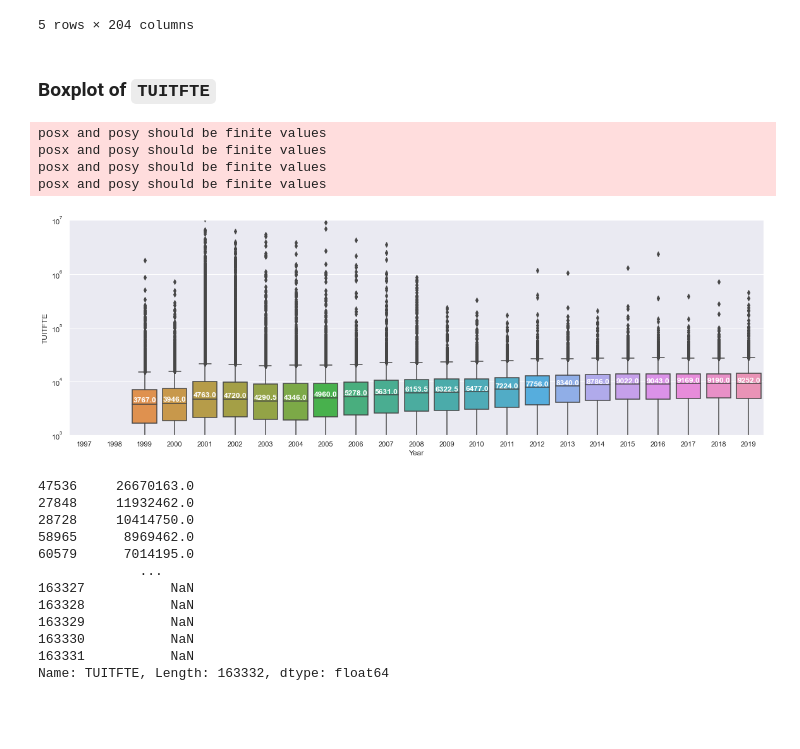
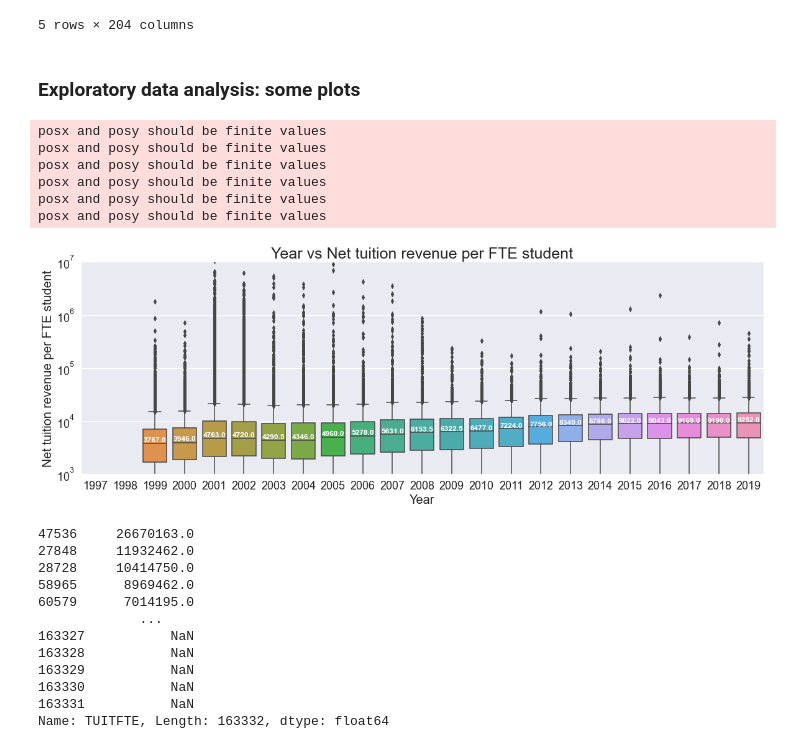
Before and after one commit to huangjoanna/DS4ATeam34, a Jupyter notebook: CollegeScorecard/CollegeScorecardDataClean.ipynb, the cells around one changed output. Drawn from its saved outputs; the diff is of its cells as text; code cells hidden in the pictures; blank space fills up the shorter version.

Commit message:
plots for report draft in ipynb

````diff
--- a/CollegeScorecard/CollegeScorecardDataClean.ipynb
+++ b/CollegeScorecard/CollegeScorecardDataClean.ipynb
@@ -197,27 +197,34 @@ df_drop3.sort_values(by='Field_STEM', ascending=False)["Field_STEM"]
 # %%
 df_drop3["TUITFTE"] = df_drop3["TUITFTE"].astype(float)
 df_drop3.loc[~(df_drop3['TUITFTE'] > 1), 'TUITFTE']=np.nan
-# %% [markdown]
-### Boxplot of ```TUITFTE```
+# %% [markdown]
+### Exploratory data analysis: some plots
 # %%
 # Boxplot of TUITFTE over the years
 ax = sns.boxplot(x="Year", y="TUITFTE", data=df_drop3)
 sns.set(rc={'figure.figsize':(19.7,6.27)})
 ax.set(yscale="log")
 ax.set(ylim=(1000,10000000))
-
+ax.set_title("Year vs Net tuition revenue per FTE student",fontsize=25)
+ax.set_xlabel('Year', fontsize=20)
+ax.set_ylabel('Net tuition revenue per FTE student', fontsize=20)
+ax.tick_params(axis='x', labelsize=18)
+ax.tick_params(axis='y', labelsize=18)
 medians = df_drop3.groupby(['Year'])['TUITFTE'].median()
 vertical_offset = df_drop3['TUITFTE'].median() * 0.05 # offset from median for display
 
 for xtick in ax.get_xticks():
     ax.text(xtick,medians[xtick] + vertical_offset,medians[xtick],
             horizontalalignment='center',size='medium',color='w',weight='semibold')
+ax.get_figure().savefig('Year_vs_TUITFTE.png')
 # %% [output]
 posx and posy should be finite values
 posx and posy should be finite values
 posx and posy should be finite values
 posx and posy should be finite values
+posx and posy should be finite values
+posx and posy should be finite values
-[figure, old version]
+[figure, new version]
 # %%
 df_drop3.sort_values(by='TUITFTE', ascending=False)["TUITFTE"]
 # %% [output]
````
Also changed, not shown: parts of 8 cells of this notebook, 1 other file.
